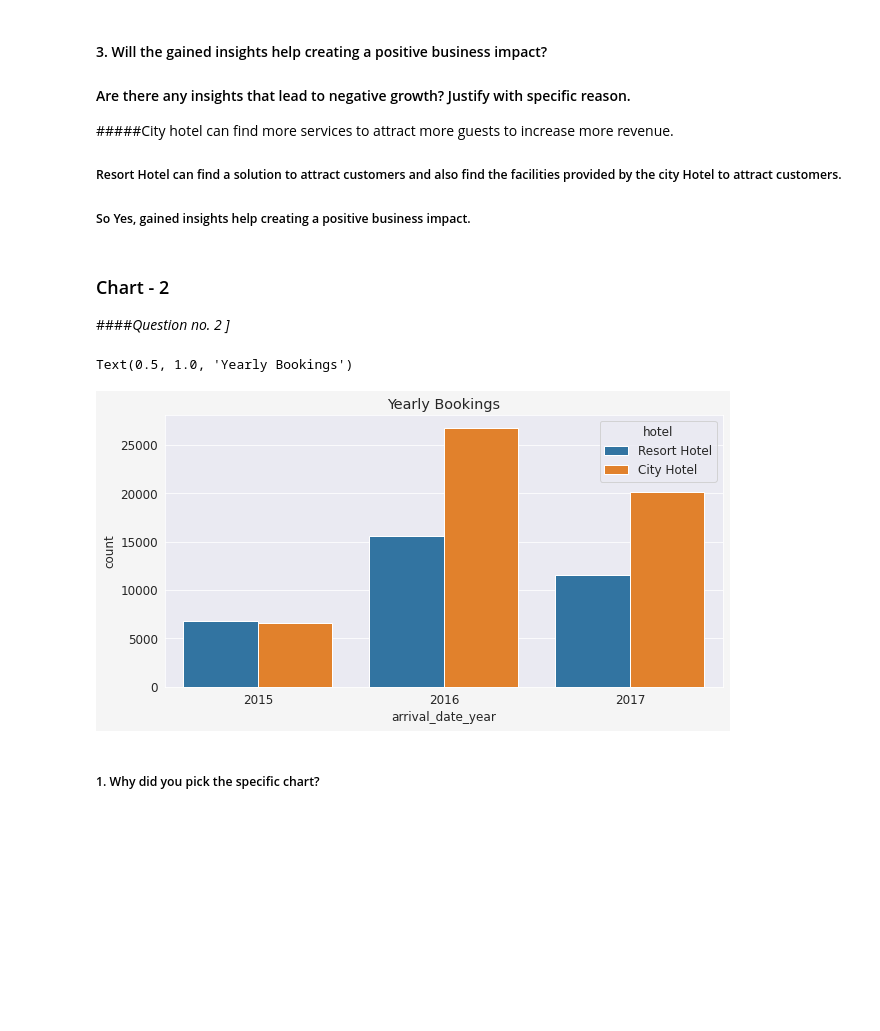
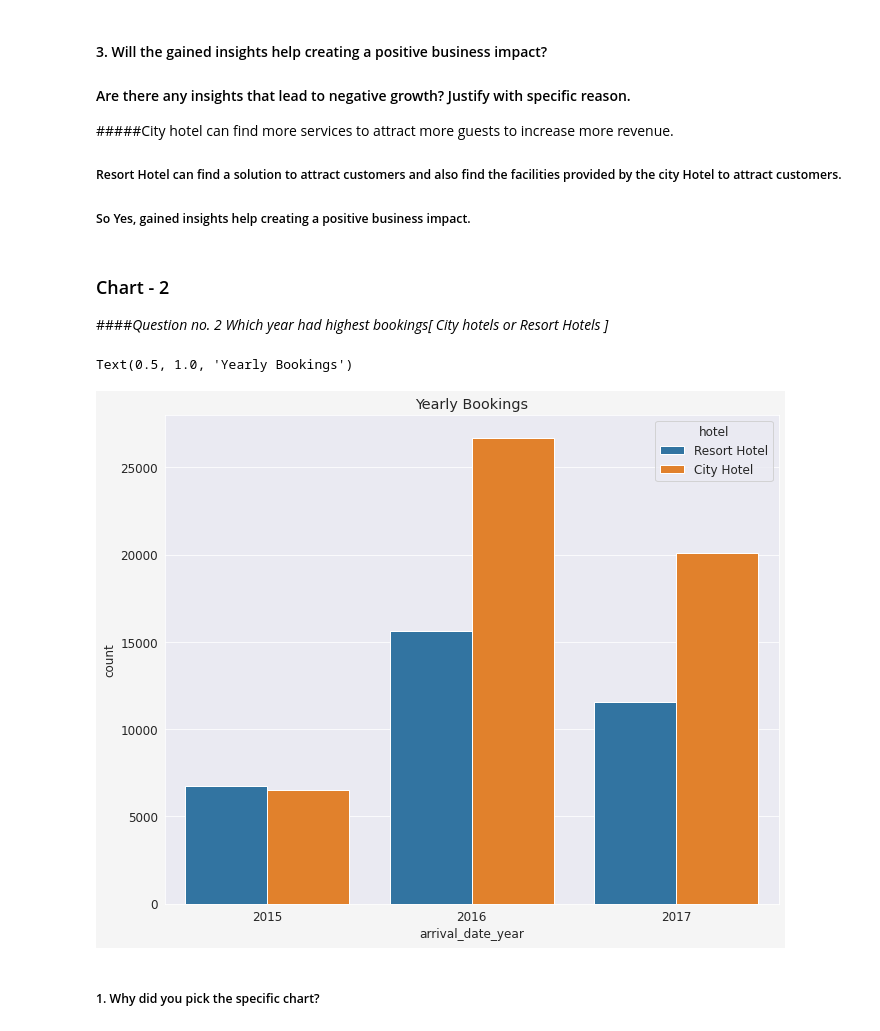
Before and after one commit to abhiwavhal/EDA-HOTEL-BOOKING-ANALYSIS, a Jupyter notebook: Team_Hotel_booking_EDA_Submission.ipynb, the cells around one changed output. Saved outputs shown, nothing was run; the diff lists cells and outputs as text; code cells hidden in the pictures; blank space fills up the shorter version.

```diff
--- a/Team_Hotel_booking_EDA_Submission.ipynb
+++ b/Team_Hotel_booking_EDA_Submission.ipynb
@@ -442,17 +443,17 @@ plt.show()
 ##### So Yes, gained insights help creating a positive business impact.
 # %% [markdown]
 ### Chart - 2
-####*Question no. 2  ]*
+####*Question no. 2 Which year had highest bookings[ City hotels or Resort Hotels ]*
 # %%
 # Chart - 1 -Yearly Bookings
-sea.set_style('darkgrid')
+sns.set_style('darkgrid')
 matplotlib.rcParams['font.size'] = 12
-matplotlib.rcParams['figure.figsize'] = (10, 5)
+matplotlib.rcParams['figure.figsize'] = (11, 9)
 matplotlib.rcParams['figure.facecolor'] = '#F5F5F5'
-sea.countplot (x= 'arrival_date_year', data= df1, hue= 'hotel').set_title ('Yearly Bookings')
+sns.countplot (x= 'arrival_date_year', data= df1, hue= 'hotel').set_title ('Yearly Bookings')
 # %% [output]
 Text(0.5, 1.0, 'Yearly Bookings')
-[figure, old version]
+[figure, new version]
 # %% [markdown]
 ##### 1. Why did you pick the specific chart?
 # %% [markdown]
```
Also changed, not shown: parts of 61 cells of this notebook.
